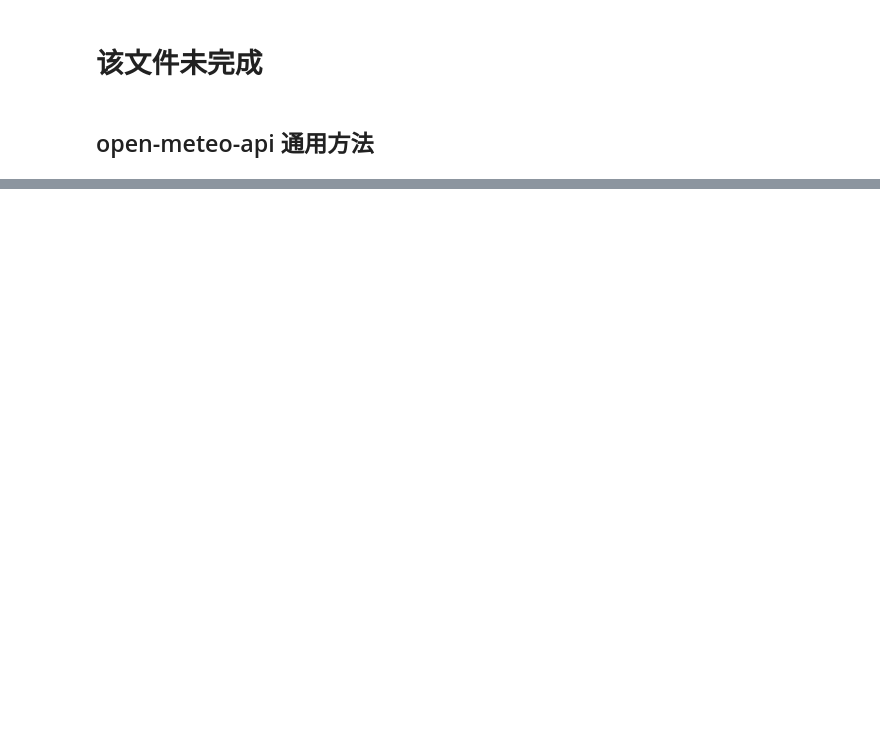
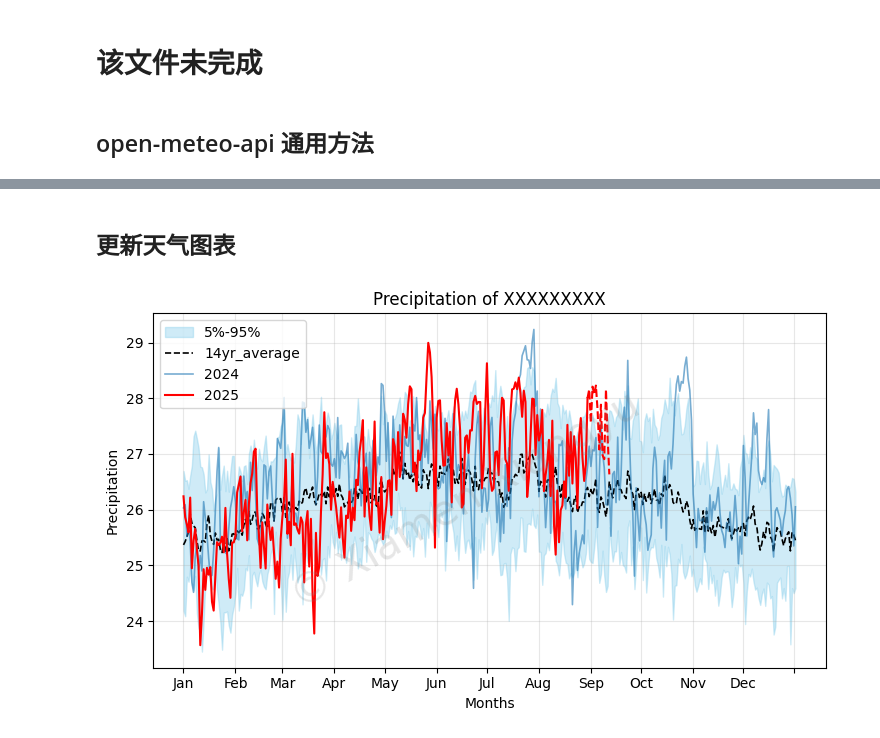
Before and after one commit to xianrr/weather, a Jupyter notebook: open-meteo/om-test-02.ipynb, the cells around one changed output, grey strips where cells are left out. Drawn from its saved outputs; the diff is of its cells as text; code cells hidden in the pictures; blank space fills up the shorter version.

```diff
--- a/open-meteo/om-test-02.ipynb
+++ b/open-meteo/om-test-02.ipynb
@@ -149,0 +183,67 @@ asd
+# %% [markdown]
+## 更新天气图表
+# %%
+import pandas as pd
+
+api_start_date      = '2025-08-01'
+api_end_date        = '2025-08-29'
+
+forecast_start_date = '2025-08-30'
+forecast_end_date   = '2025-09-12'
+
+
+for contry in countries:
+
+    ## 读取 CSV 历史数据（全部城市、历史已存档数据）
+    csv_df = pd.DataFrame()
+    for path in contry['csv_path']:
+        df = pd.read_csv(path)
+        csv_df = pd.concat([csv_df, df])
+    csv_df['date'] = pd.to_datetime(csv_df['date'])
+    # csv_df = csv_df[ history['date'] >= '2015-01-01' ]
+
+    for city in contry['l1_list']:
+        ## 读取 CSV 历史数据（指定城市、历史已存档数据）
+        city_csv_df = csv_df[csv_df['l1_name'] == city['l1_name']]
+
+        ## 请求 API 历史数据（指定城市、历史未存档数据）
+        params = {
+            'latitude'  : city['latitude'],
+            'longitude' : city['longitude'],
+            'start_date': api_start_date,
+            'end_date'  : api_end_date,
+            'daily_indicators': daily_indicators
+        }
+        api_history_df = om_api.daily_history(**params)
+        api_history_df = api_history_df.groupby('date', as_index=False)[daily_indicators].mean()
+        api_history_df['l1_name'] = city['l1_name']
+
+        ## 请求 API 预测数据（指定城市、预测数据）
+        params = {
+            'latitude'  : city['latitude'],
+            'longitude' : city['longitude'],
+            'start_date': forecast_start_date,
+            'end_date'  : forecast_end_date,
+            'daily_indicators': daily_indicators
+        }
+        api_forecast_df = om_api.daily_forecast(**params)
+        api_forecast_df = api_forecast_df.groupby('date', as_index=False)[daily_indicators].mean()
+        api_forecast_df['l1_name'] = city['l1_name']
+
+        ## 合并数据
+        concat_df = pd.concat([city_csv_df, api_history_df, api_forecast_df])
+
+        ## 数据处理
+
+        ## 制图
+        pa = {
+            'min_history_year' : 2024,
+            'forecast_after': forecast_start_date,
+            'ylabel': 'Precipitation',
+            'title': 'Precipitation of XXXXXXXXX',
+        }
+        chart = charts.day_annul_plot(concat_df, 'temperature_2m_mean', **pa)
+        break
+    break
+# %% [output]
+[figure, added]
```
Also changed, not shown: parts of 8 cells of this notebook, 1 other file.
